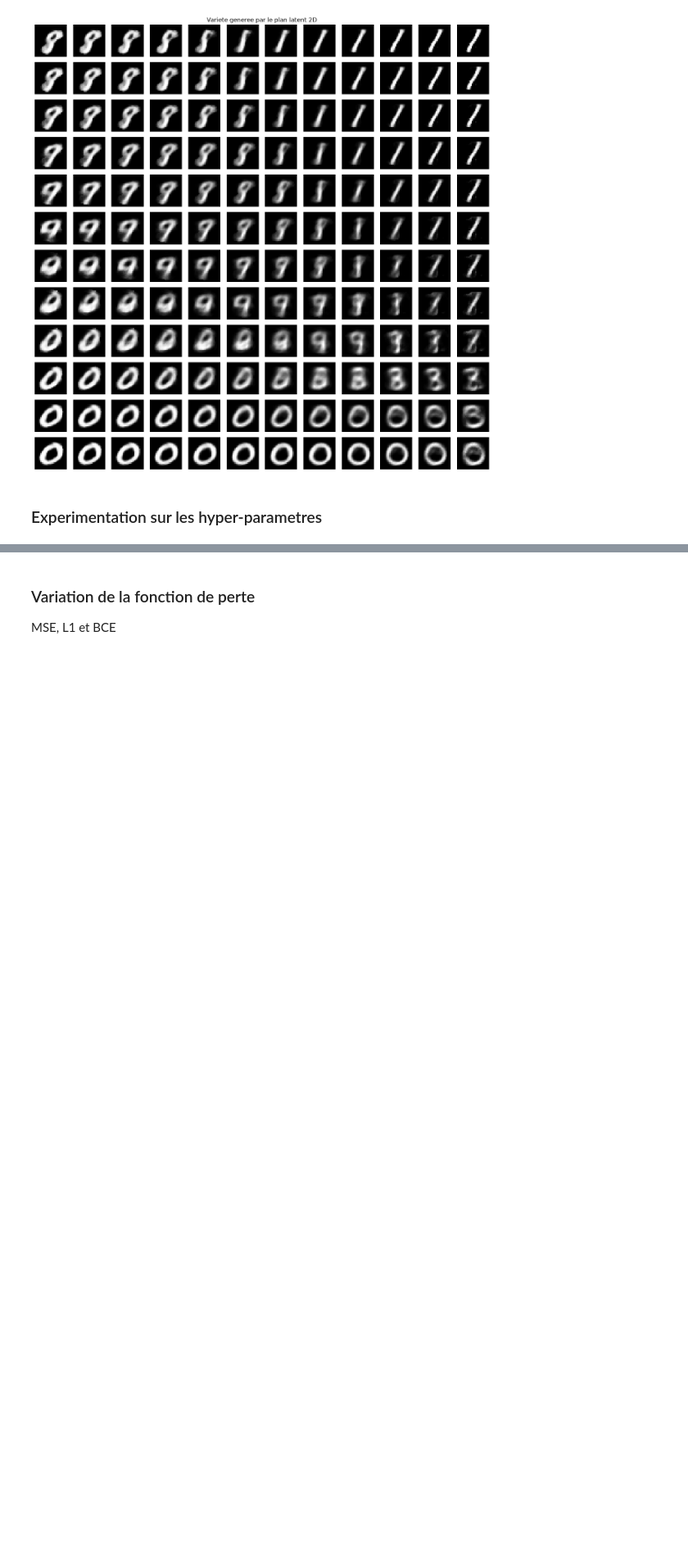
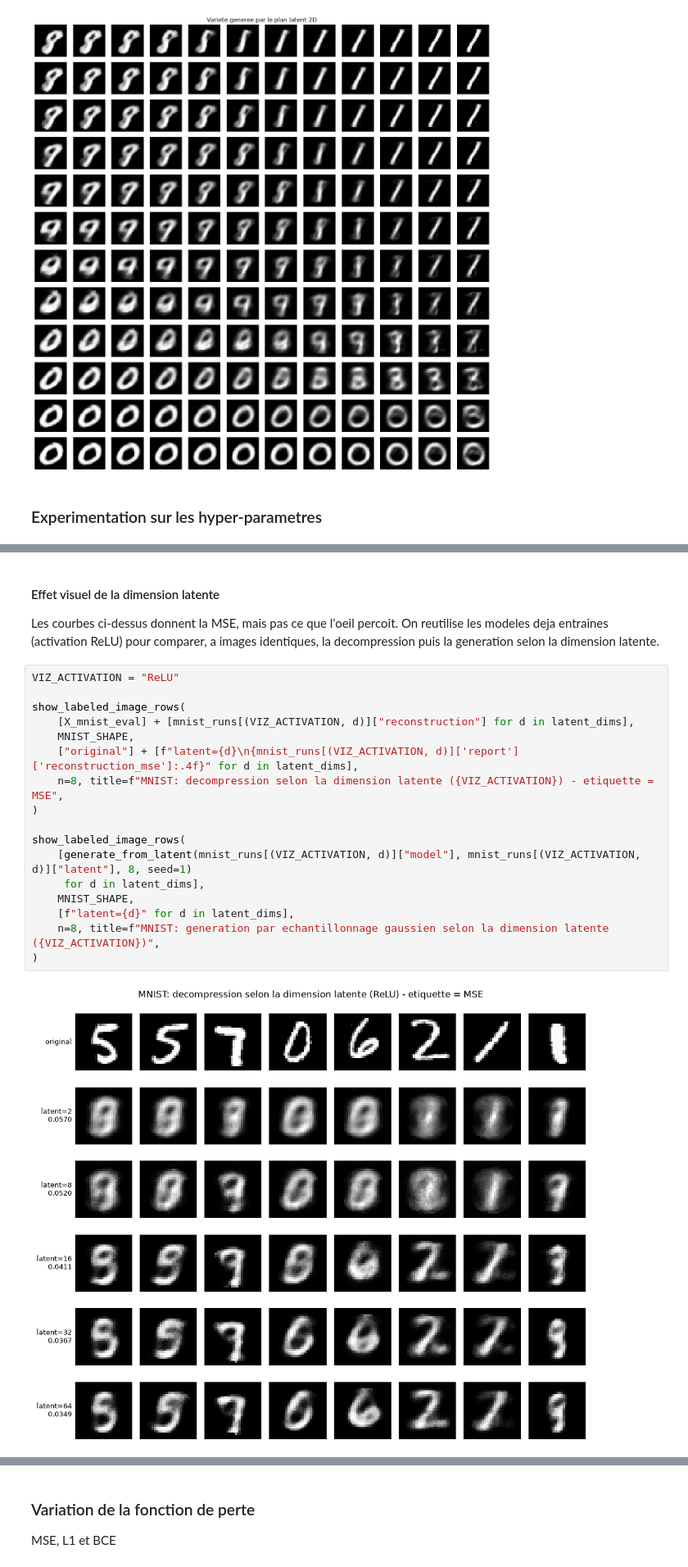
Before and after one commit to magicAyyub/unsupervised, a Jupyter notebook: notebooks/03_autoencoder.ipynb, the cells around one changed output, grey strips where cells are left out. Shown at 82% size. Drawn from its saved outputs; the diff is of its cells as text; blank space fills up the shorter version.

```diff
--- a/notebooks/03_autoencoder.ipynb
+++ b/notebooks/03_autoencoder.ipynb
@@ -233,3 +264,28 @@ plt.tight_layout(); plt.show()
  Tanh | latent=32 | MSE=0.0597 | total=1,342,932 o | ratio=7.01
  Tanh | latent=64 | MSE=0.0613 | total=2,076,876 o | ratio=4.53
 [figure]
+# %% [markdown]
+#### Effet visuel de la dimension latente
+
+Les courbes ci-dessus donnent la MSE, mais pas ce que l'oeil percoit. On reutilise les modeles
+deja entraines (activation ReLU) pour comparer, a images identiques, la decompression puis la
+generation selon la dimension latente.
+# %%
+VIZ_ACTIVATION = "ReLU"
+
+show_labeled_image_rows(
+    [X_mnist_eval] + [mnist_runs[(VIZ_ACTIVATION, d)]["reconstruction"] for d in latent_dims],
+    MNIST_SHAPE,
+    ["original"] + [f"latent={d}\n{mnist_runs[(VIZ_ACTIVATION, d)]['report']['reconstruction_mse']:.4f}" for d in latent_dims],
+    n=8, title=f"MNIST: decompression selon la dimension latente ({VIZ_ACTIVATION}) - etiquette = MSE",
+)
+
+show_labeled_image_rows(
+    [generate_from_latent(mnist_runs[(VIZ_ACTIVATION, d)]["model"], mnist_runs[(VIZ_ACTIVATION, d)]["latent"], 8, seed=1)
+     for d in latent_dims],
+    MNIST_SHAPE,
+    [f"latent={d}" for d in latent_dims],
+    n=8, title=f"MNIST: generation par echantillonnage gaussien selon la dimension latente ({VIZ_ACTIVATION})",
+)
+# %% [output]
+[figure, added]
```
Also changed, not shown: parts of 11 cells of this notebook.
